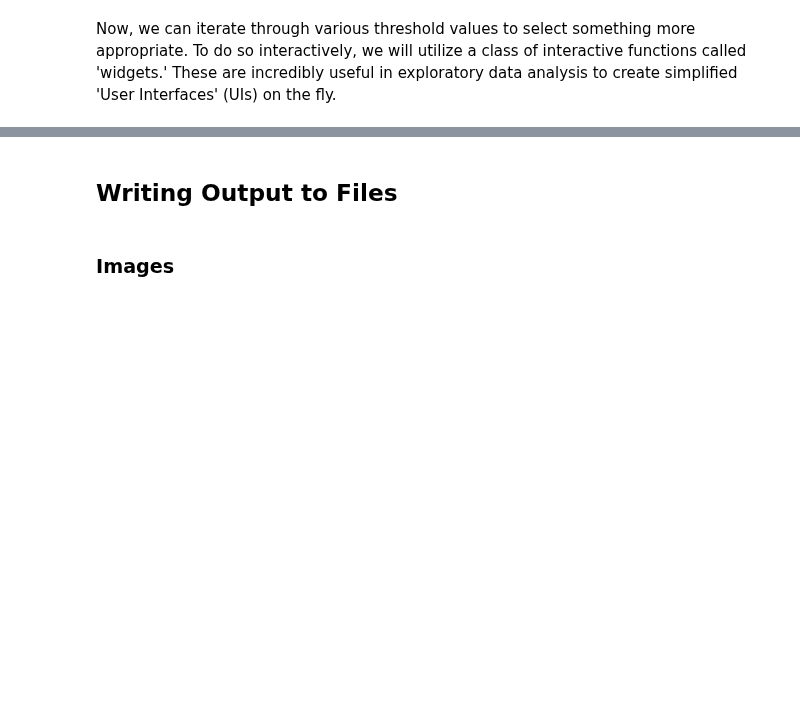
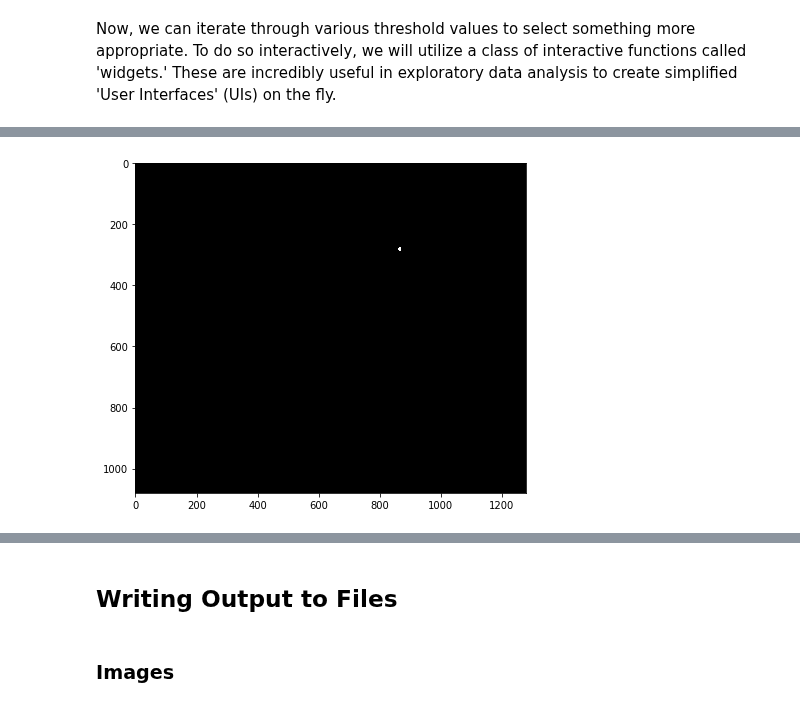
Before and after one commit to vanvalenlab/intro-to-deepcell, a Jupyter notebook: Day2_ImageProcessing.ipynb, the cells around one changed output, grey strips where cells are left out. Drawn from its saved outputs; the diff is of its cells as text; code cells hidden in the pictures; blank space fills up the shorter version.

```diff
--- a/Day2_ImageProcessing.ipynb
+++ b/Day2_ImageProcessing.ipynb
@@ -182,0 +187,14 @@ interactive(children=(IntSlider(value=100, description='thresh', max=250, min=10
+# %%
+# Import
+from skimage.filters.thresholding import threshold_otsu
+
+# Calculate and apply threshold
+thresh = threshold_otsu(img)
+mem = img > thresh
+
+# Visualization
+plt.figure(figsize=(7,7))
+plt.imshow(mem, interpolation='none', cmap='gray')
+plt.show()
+# %% [output]
+[figure, added]
```
Also changed, not shown: parts of 21 cells of this notebook.
